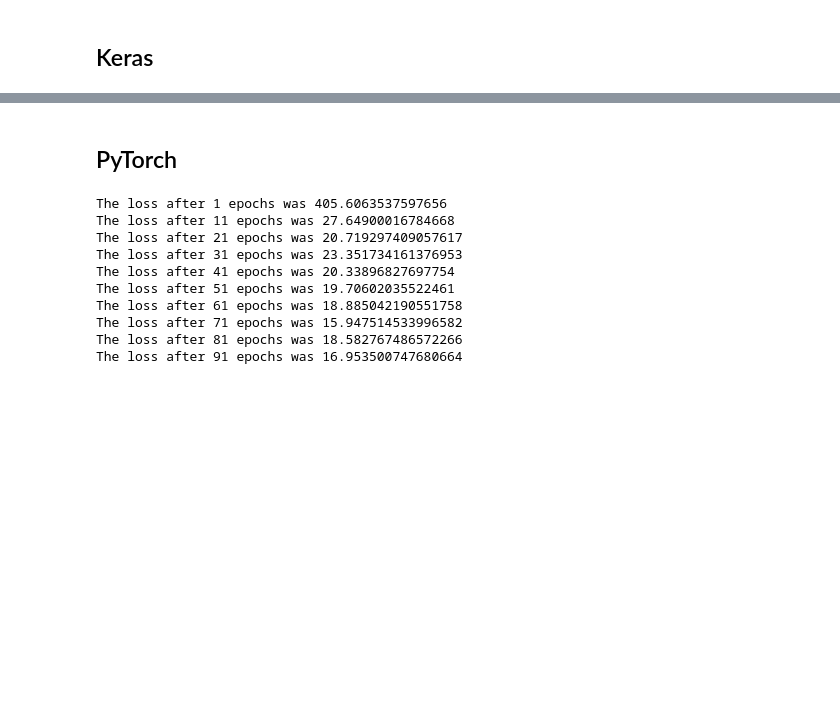
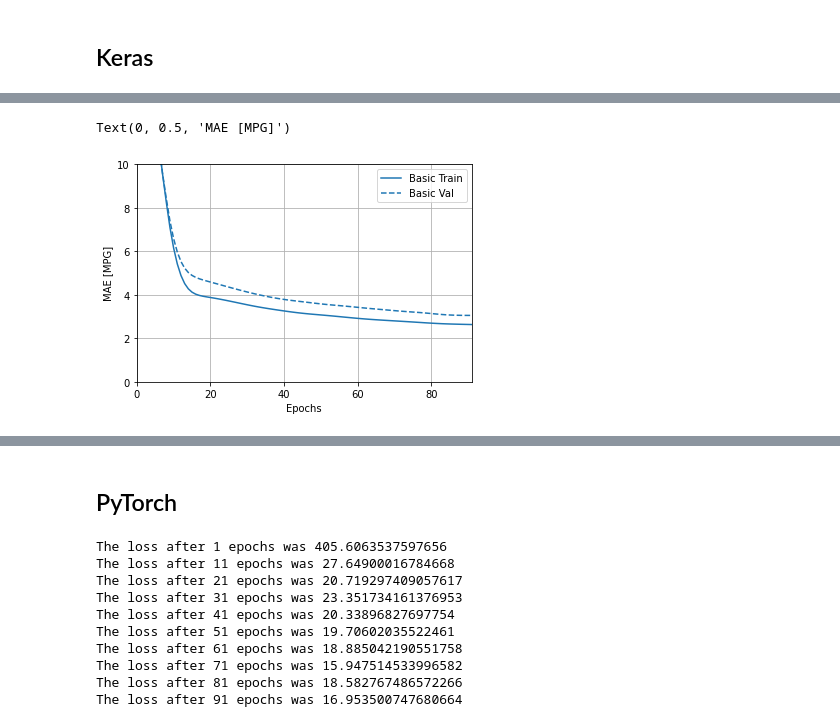
Before and after one commit to SteffenHaeussler/deep_learning_fundamentals, a Jupyter notebook: simple_regression.ipynb, the cells around one changed output, grey strips where cells are left out. Drawn from its saved outputs; the diff is of its cells as text; code cells hidden in the pictures; blank space fills up the shorter version.

Commit message:
updated keras code

```diff
--- a/simple_regression.ipynb
+++ b/simple_regression.ipynb
@@ -36,17 +57,17 @@ from keras.callbacks import ModelCheckpoint, Callback, EarlyStopping
 # %%
-# create model
-model = Sequential()
-model.add(Dense(13, input_dim=13, kernel_initializer='normal', activation='tanh'))
-model.add(Dense(1, kernel_initializer='normal'))
-# Compile model
-model.compile(loss='mean_squared_error', optimizer='sgd', metrics=['mse'])
+# # create model
+# model = Sequential()
+# model.add(Dense(13, input_dim=13, kernel_initializer='normal', activation='tanh'))
+# model.add(Dense(1, kernel_initializer='normal'))
+# # Compile model
+# model.compile(loss='mean_squared_error', optimizer='sgd', metrics=['mse'])
 # %%
 # checkpoint = ModelCheckpoint("model.h5", monitor='val_loss', verbose=1, save_best_only=True, mode='min')
 
-# early_stop = EarlyStopping(monitor='val_loss',
-#                               min_delta=0,
-#                               patience=2,
-#                               verbose=0, mode='auto')
+early_stop = keras.callbacks.EarlyStopping(monitor='val_loss',
+                              min_delta=0,
+                              patience=4,
+                              verbose=0, mode='auto')
 # %%
 model.summary()
 # %% [output]
@@ -63,6 +84,7 @@ Trainable params: 196
 Non-trainable params: 0
 _________________________________________________________________
 # %%
-model.fit(X_train,y_train, batch_size=23, epochs=100, verbose=1)
+history = model.fit(X_train,y_train, batch_size=23, epochs=100, verbose=1, validation_split = 0.2,
+                    callbacks=[early_stop, tfdocs.modeling.EpochDots()])
 # %% [output]
 Epoch 1/100
@@ -85,0 +118,9 @@ Epoch 100/100
+# %%
+plotter = tfdocs.plots.HistoryPlotter(smoothing_std=2)
+# %%
+plotter.plot({'Basic': history}, metric = "mae")
+plt.ylim([0, 10])
+plt.ylabel('MAE [MPG]')
+# %% [output]
+Text(0, 0.5, 'MAE [MPG]')
+[figure, added]
```
Also changed, not shown: parts of 19 cells of this notebook.
